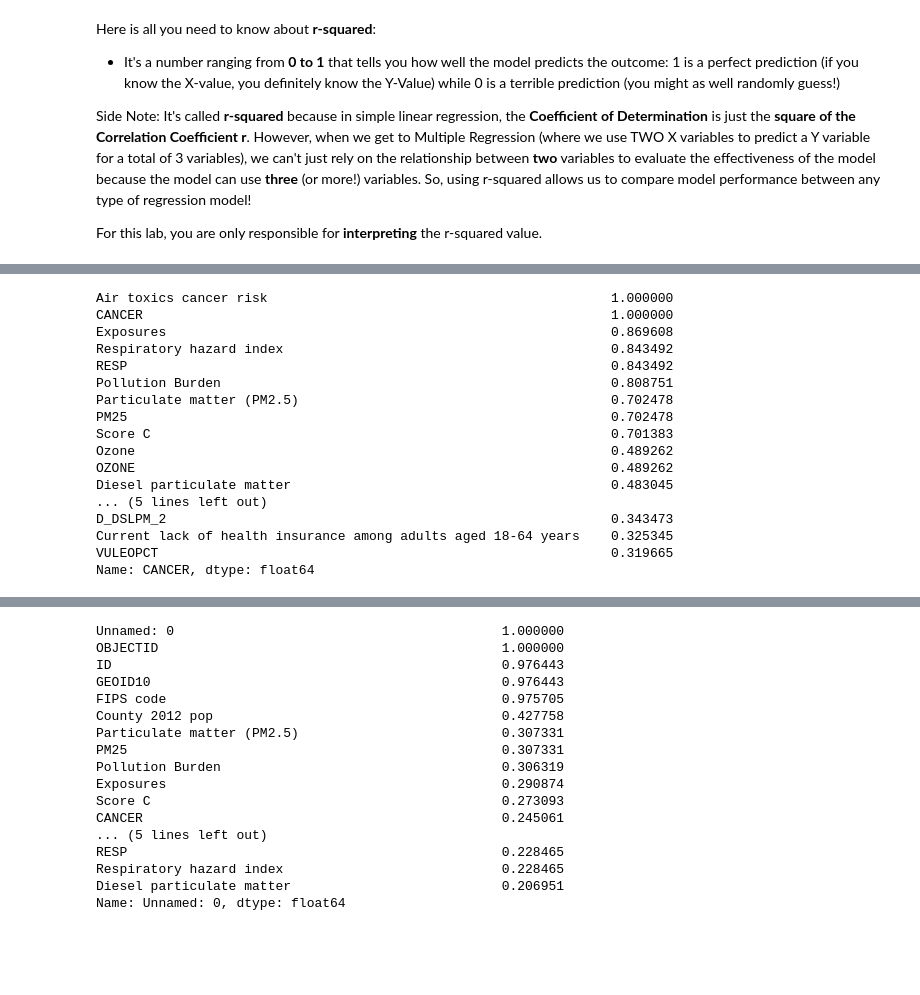
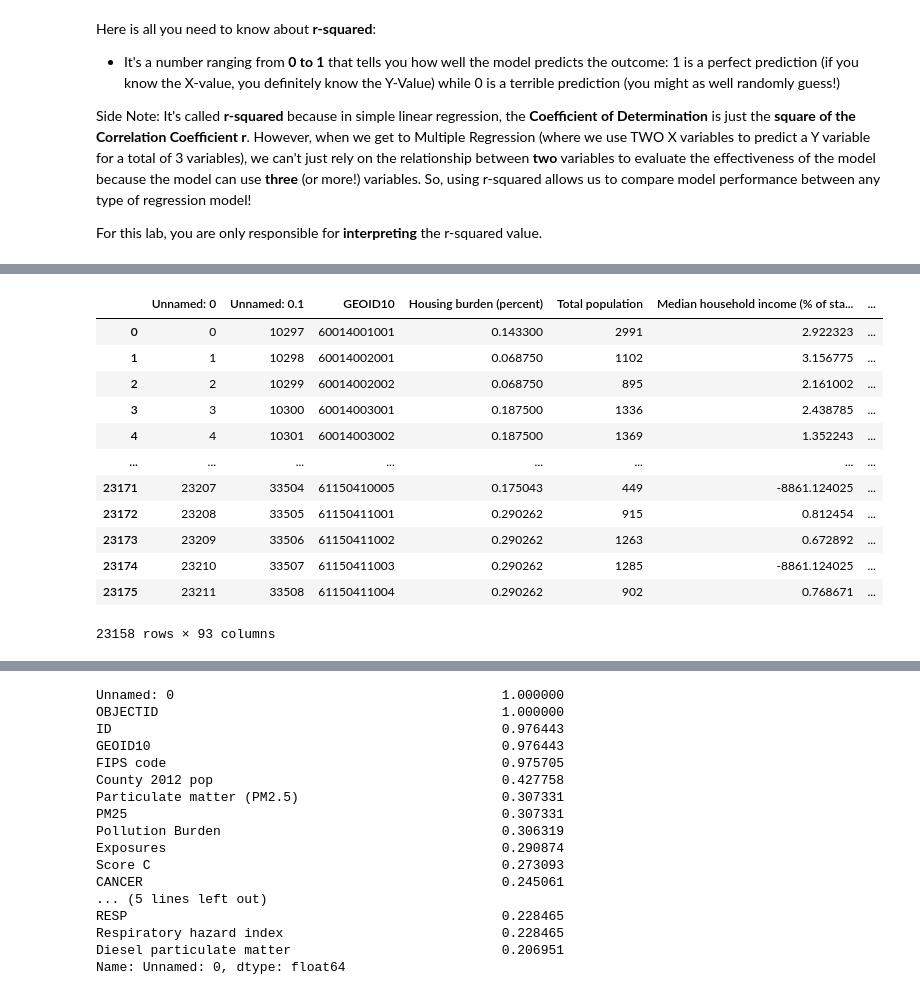
Before and after one commit to ds-modules/DATA88-SP22, a Jupyter notebook: whej03/roughDraft_whej03.ipynb, the cells around one changed output, grey strips where cells are left out. Cells and saved outputs as stored; diff of their text form; code cells hidden in the pictures; blank space fills up the shorter version.

```diff
--- a/whej03/roughDraft_whej03.ipynb
+++ b/whej03/roughDraft_whej03.ipynb
@@ -208,23 +226,19 @@ df
+# %%
+df[~df["Diagnosed diabetes among adults aged >=18 years"].isna()]
+# %% [output]
+|  | Unnamed: 0 | Unnamed: 0.1 | GEOID10 | Housing burden (percent) | Total population | Median household income (% of sta... | ... |
+| 0 | 0 | 10297 | 60014001001 | 0.143300 | 2991 | 2.922323 | ... |
+| 1 | 1 | 10298 | 60014002001 | 0.068750 | 1102 | 3.156775 | ... |
+| 2 | 2 | 10299 | 60014002002 | 0.068750 | 895 | 2.161002 | ... |
+| 3 | 3 | 10300 | 60014003001 | 0.187500 | 1336 | 2.438785 | ... |
+| 4 | 4 | 10301 | 60014003002 | 0.187500 | 1369 | 1.352243 | ... |
+| ... | ... | ... | ... | ... | ... | ... | ... |
+| 23171 | 23207 | 33504 | 61150410005 | 0.175043 | 449 | -8861.124025 | ... |
+| 23172 | 23208 | 33505 | 61150411001 | 0.290262 | 915 | 0.812454 | ... |
+| 23173 | 23209 | 33506 | 61150411002 | 0.290262 | 1263 | 0.672892 | ... |
+| 23174 | 23210 | 33507 | 61150411003 | 0.290262 | 1285 | -8861.124025 | ... |
+| 23175 | 23211 | 33508 | 61150411004 | 0.290262 | 902 | 0.768671 | ... |
+23158 rows × 93 columns
 # %%
 def show_top_20_most_correlated_features(column_name):
     return df.corr()[column_name].sort_values(ascending=False).head(20)
-# %%
-show_top_20_most_correlated_features("CANCER")
-# %% [output]
-Air toxics cancer risk                                            1.000000
-CANCER                                                            1.000000
-Exposures                                                         0.869608
-Respiratory hazard index                                          0.843492
-RESP                                                              0.843492
-Pollution Burden                                                  0.808751
-Particulate matter (PM2.5)                                        0.702478
-PM25                                                              0.702478
-Score C                                                           0.701383
-Ozone                                                             0.489262
-OZONE                                                             0.489262
-Diesel particulate matter                                         0.483045
-... (5 lines left out)
-D_DSLPM_2                                                         0.343473
-Current lack of health insurance among adults aged 18-64 years    0.325345
-VULEOPCT                                                          0.319665
-Name: CANCER, dtype: float64
```
Also changed, not shown: parts of 14 cells of this notebook.
